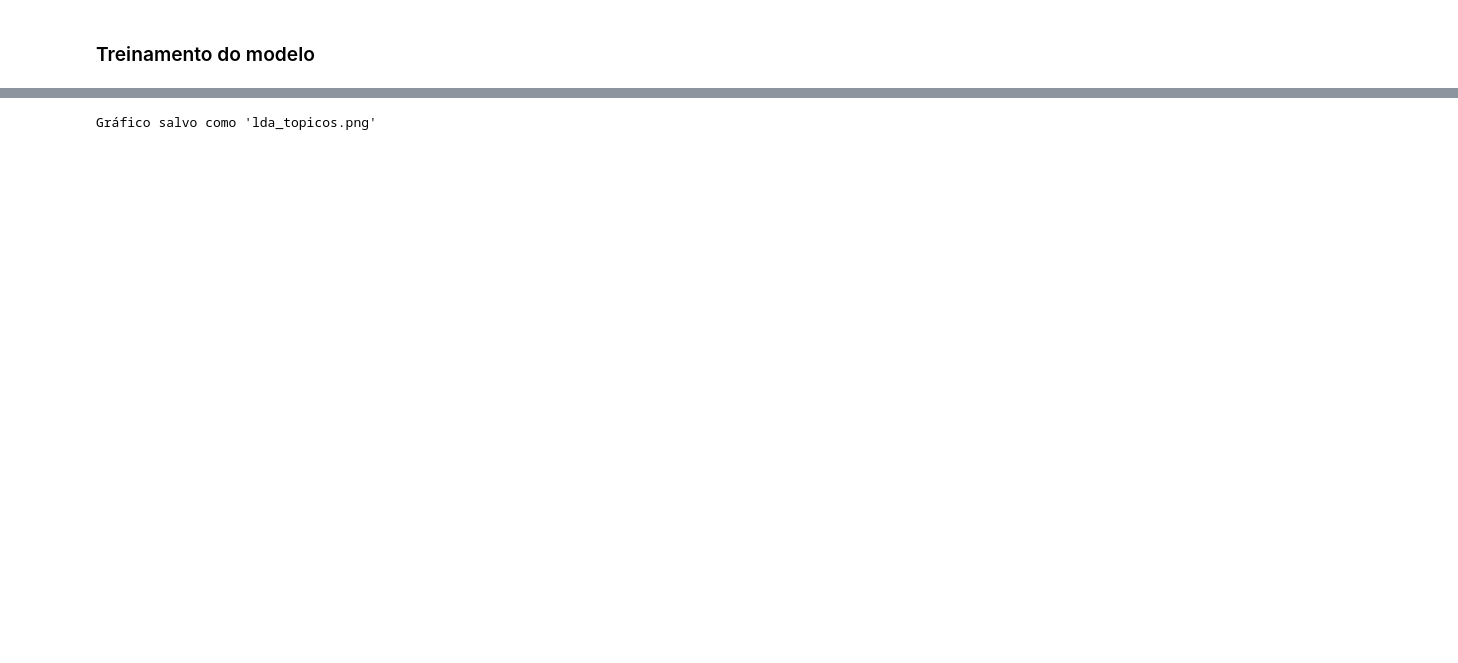
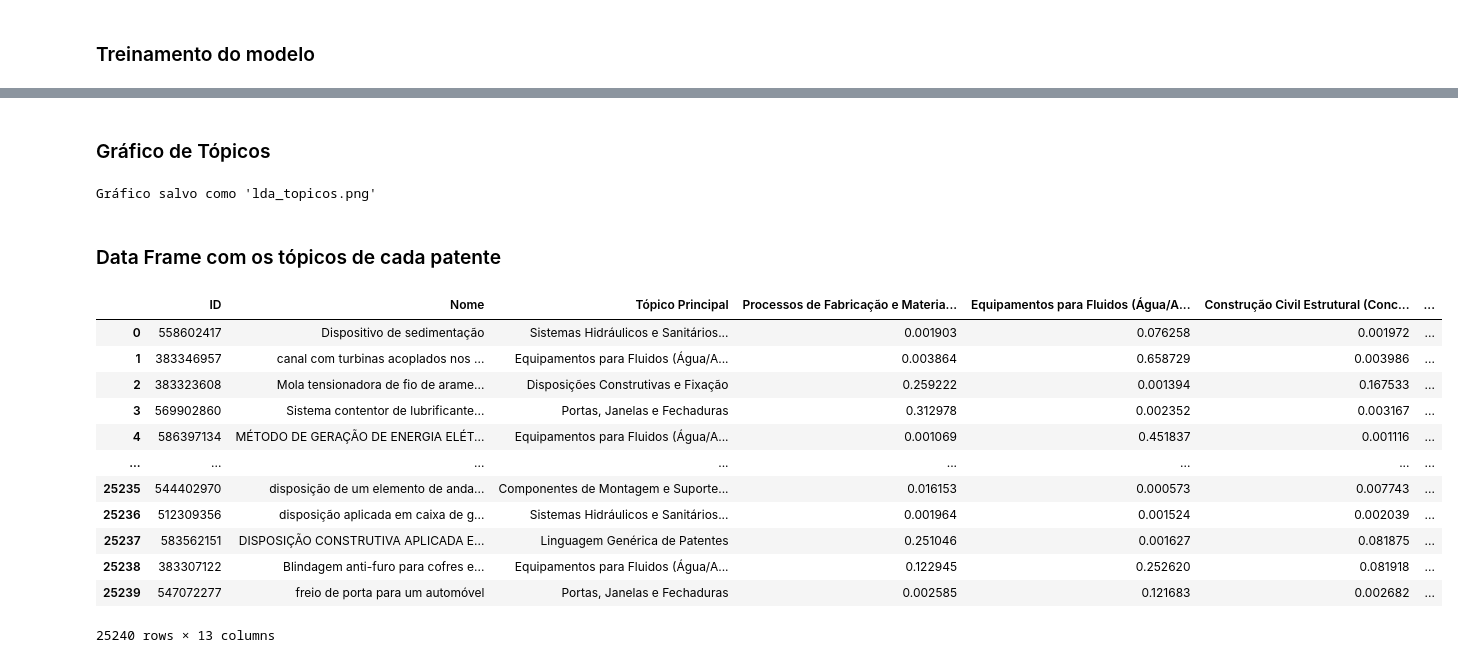
Before and after one commit to devlhm/artigo-rp2, a Jupyter notebook: dimi/lda.ipynb, the cells around one changed output, grey strips where cells are left out. Cells and saved outputs as stored; diff of their text form; code cells hidden in the pictures; blank space fills up the shorter version.

```diff
--- a/dimi/lda.ipynb
+++ b/dimi/lda.ipynb
@@ -99,3 +75,5 @@ Tópico 4: 0.012*"construção" + 0.010*"material" + 0.010*"invenção" + 0.009*
+# %% [markdown]
+### Gráfico de Tópicos
 # %%
 import matplotlib.pyplot as plt
 
@@ -119,3 +97,5 @@ plt.close()
 print("Gráfico salvo como 'lda_topicos.png'")
 # %% [output]
 Gráfico salvo como 'lda_topicos.png'
+# %% [markdown]
+### Data Frame com os tópicos de cada patente
@@ -121,0 +116,52 @@ Gráfico salvo como 'lda_topicos.png'
+# %%
+import pandas as pd
+
+# 2. Preparar uma lista para armazenar os dados de cada patente.
+corpus_topics_data = []
+
+# 3. Iterar sobre cada documento no seu corpus.
+for i, doc_bow in enumerate(corpus):
+    # Pega a distribuição de tópicos para o documento atual.
+    doc_topics = lda_model.get_document_topics(doc_bow, minimum_probability=0.0)
+
+    # Cria um dicionário com a probabilidade de cada tópico para este documento.
+    # Inicializamos com 0 para todos os tópicos.
+    topic_probabilities = {topic_names[j]: 0.0 for j in range(lda_model.num_topics)}
+
+    # Preenche com as probabilidades reais do modelo.
+    for topic_num, prop_topic in doc_topics:
+        topic_probabilities[topic_names[topic_num]] = prop_topic
+
+    # Adiciona o ID e titulo da patente à informação.
+    # Assumindo que 'lista_patentes' tem os títulos ou IDs.
+    topic_probabilities['ID'] = df_novo["docdb_id"].iloc[i]
+    topic_probabilities['Nome'] = df_novo["invention_title_text"].iloc[i]
+
+    # Adiciona o dicionário completo à nossa lista de dados.
+    corpus_topics_data.append(topic_probabilities)
+
+# 4. Criar o DataFrame do pandas.
+df_topics = pd.DataFrame(corpus_topics_data)
+
+# 5. Criar uma coluna para identificar o tópico dominante de cada patente.
+# O método idxmax() encontra o nome da coluna (nosso nome de tópico) com o maior valor na linha.
+df_topics['Tópico Principal'] = df_topics[list(topic_names.values())].idxmax(axis=1)
+
+# 6. Ordena os campos para melhor visualização.
+df_topics = df_topics[['ID', 'Nome', 'Tópico Principal'] + list(topic_names.values())]
+# %%
+df_topics
+# %% [output]
+|  | ID | Nome | Tópico Principal | Processos de Fabricação e Materia... | Equipamentos para Fluidos (Água/A... | Construção Civil Estrutural (Conc... | ... |
+| 0 | 558602417 | Dispositivo de sedimentação | Sistemas Hidráulicos e Sanitários... | 0.001903 | 0.076258 | 0.001972 | ... |
+| 1 | 383346957 | canal com turbinas acoplados nos ... | Equipamentos para Fluidos (Água/A... | 0.003864 | 0.658729 | 0.003986 | ... |
+| 2 | 383323608 | Mola tensionadora de fio de arame... | Disposições Construtivas e Fixação | 0.259222 | 0.001394 | 0.167533 | ... |
+| 3 | 569902860 | Sistema contentor de lubrificante... | Portas, Janelas e Fechaduras | 0.312978 | 0.002352 | 0.003167 | ... |
+| 4 | 586397134 | MÉTODO DE GERAÇÃO DE ENERGIA ELÉT... | Equipamentos para Fluidos (Água/A... | 0.001069 | 0.451837 | 0.001116 | ... |
+| ... | ... | ... | ... | ... | ... | ... | ... |
+| 25235 | 544402970 | disposição de um elemento de anda... | Componentes de Montagem e Suporte... | 0.016153 | 0.000573 | 0.007743 | ... |
+| 25236 | 512309356 | disposição aplicada em caixa de g... | Sistemas Hidráulicos e Sanitários... | 0.001964 | 0.001524 | 0.002039 | ... |
+| 25237 | 583562151 | DISPOSIÇÃO CONSTRUTIVA APLICADA E... | Linguagem Genérica de Patentes | 0.251046 | 0.001627 | 0.081875 | ... |
+| 25238 | 383307122 | Blindagem anti-furo para cofres e... | Equipamentos para Fluidos (Água/A... | 0.122945 | 0.252620 | 0.081918 | ... |
+| 25239 | 547072277 | freio de porta para um automóvel | Portas, Janelas e Fechaduras | 0.002585 | 0.121683 | 0.002682 | ... |
+25240 rows × 13 columns
```
Also changed, not shown: parts of 9 cells of this notebook, 1 other file.
